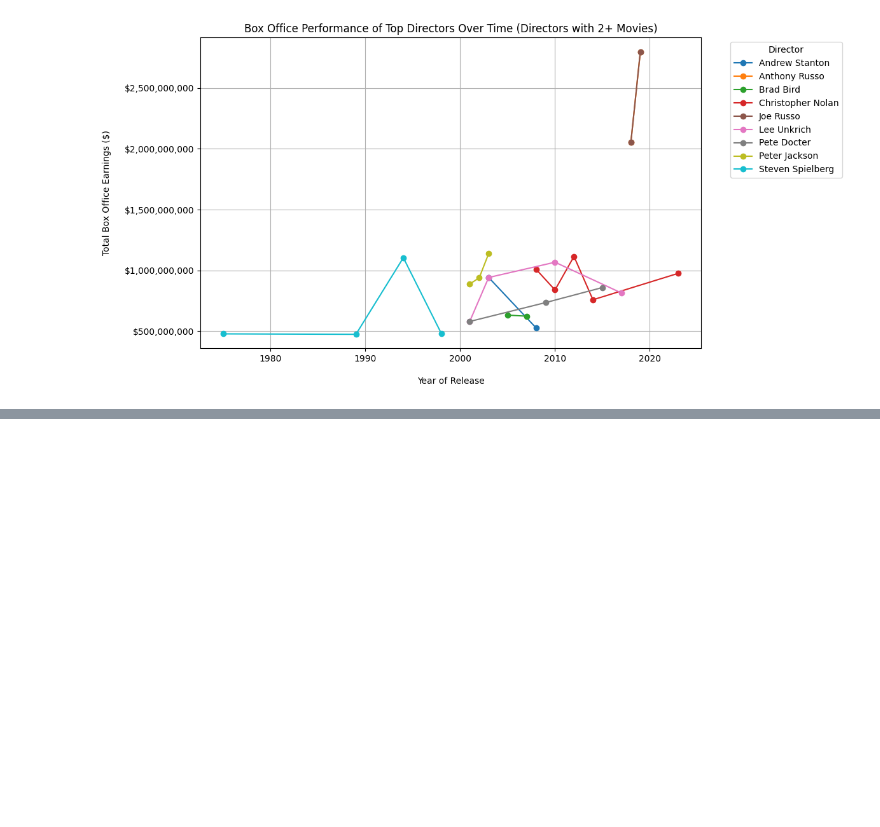
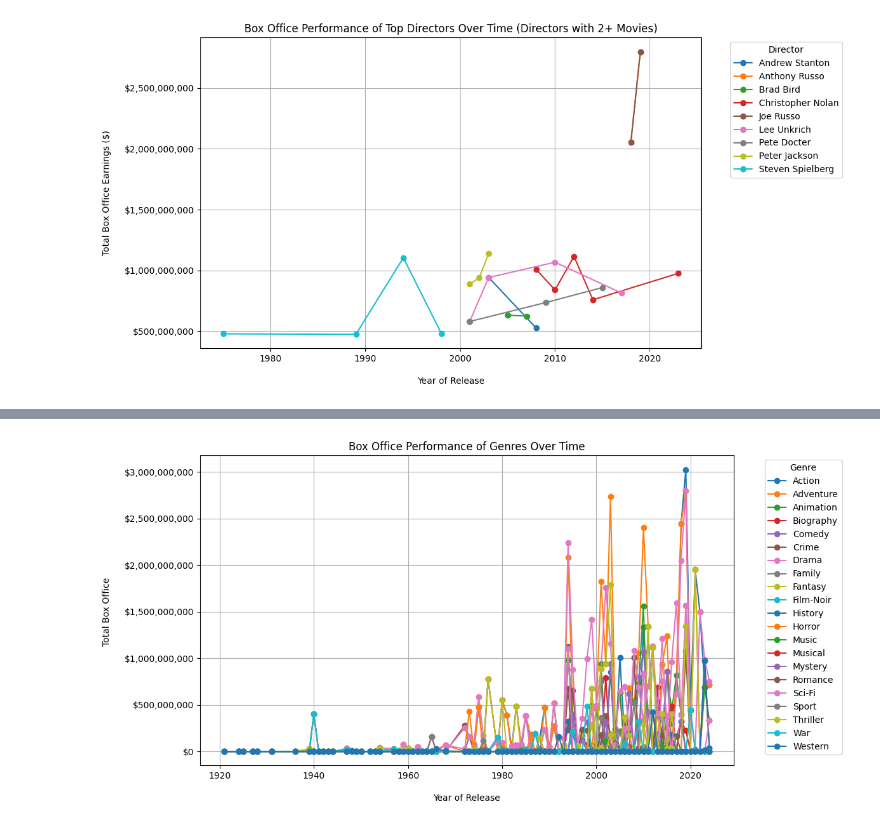
Before and after one commit to lolitha-lakshan-1/programming-data-science-assignment-1, a Jupyter notebook: Question_2/Question_2_b.ipynb, the cells around one changed output, grey strips where cells are left out. Drawn from its saved outputs; the diff is of its cells as text; code cells hidden in the pictures; blank space fills up the shorter version.

```diff
--- a/Question_2/Question_2_b.ipynb
+++ b/Question_2/Question_2_b.ipynb
@@ -312,0 +324,24 @@ The Russos (Anthony & Joe Russo) have the highest total box office earnings desp
+# %%
+df_genre_exploded = clean_df.explode('genre')
+df_genre_exploded['genre'] = df_genre_exploded['genre'].str.split(', ')
+df_genre_exploded = df_genre_exploded.explode('genre')
+
+genre_trends = df_genre_exploded.groupby(['genre', 'release_year'])['box_office'].sum().reset_index()
+
+# Plot the improved genre trends over time
+plt.figure(figsize=(12, 6))
+genre_pivot = genre_trends.pivot(index='release_year', columns='genre', values='box_office').fillna(0)
+
+for genre in genre_pivot.columns:
+    plt.plot(genre_pivot.index, genre_pivot[genre], marker="o", label=genre)
+
+plt.xlabel("Year of Release", labelpad=15)
+plt.ylabel("Total Box Office ", labelpad=15)
+plt.title("Box Office Performance of Genres Over Time")
+plt.legend(title="Genre", bbox_to_anchor=(1.05, 1), loc='upper left')
+plt.gca().yaxis.set_major_formatter(formatter)
+plt.grid(True)
+plt.tight_layout()
+plt.show()
+# %% [output]
+[figure, added]
```
Also changed, not shown: parts of 4 cells of this notebook.
